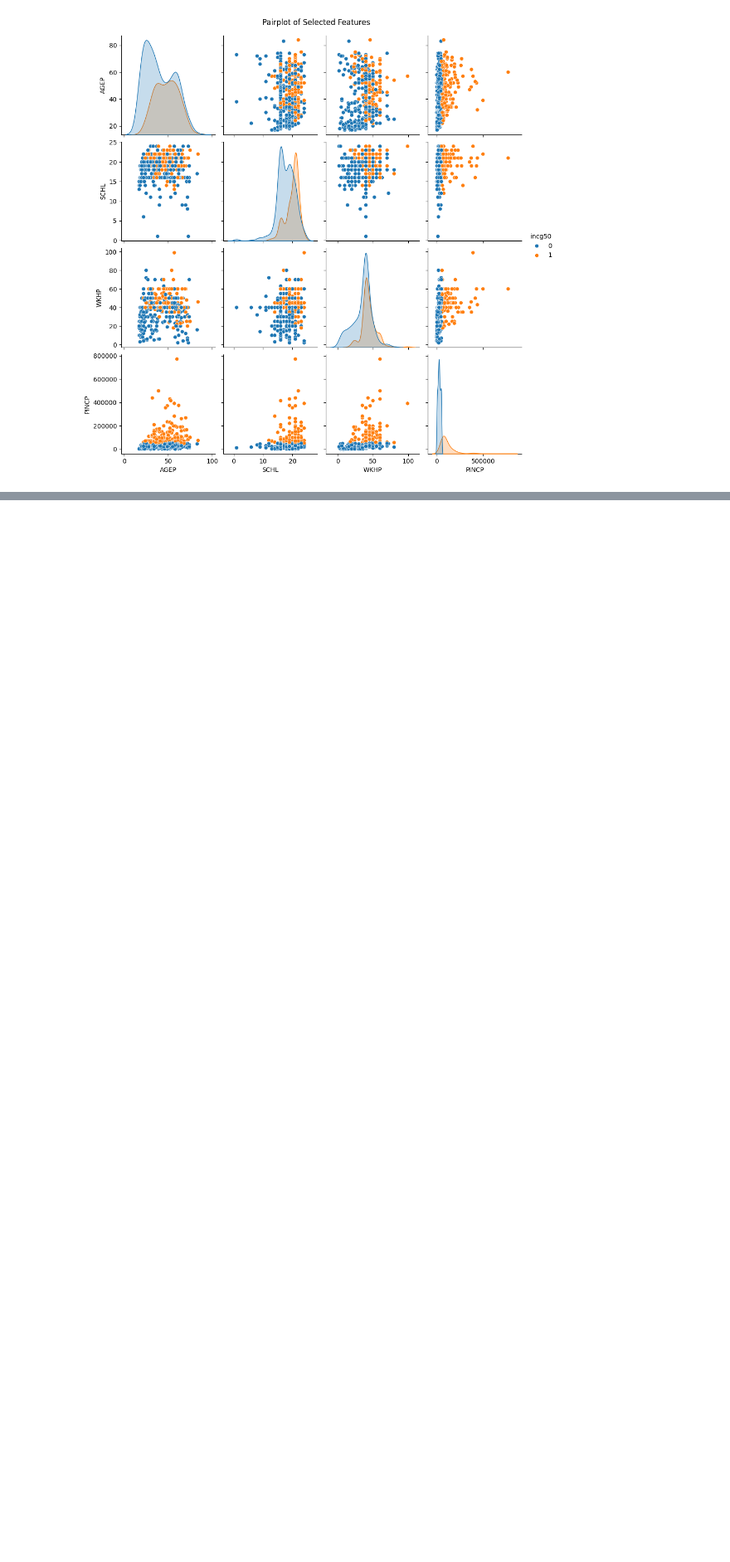
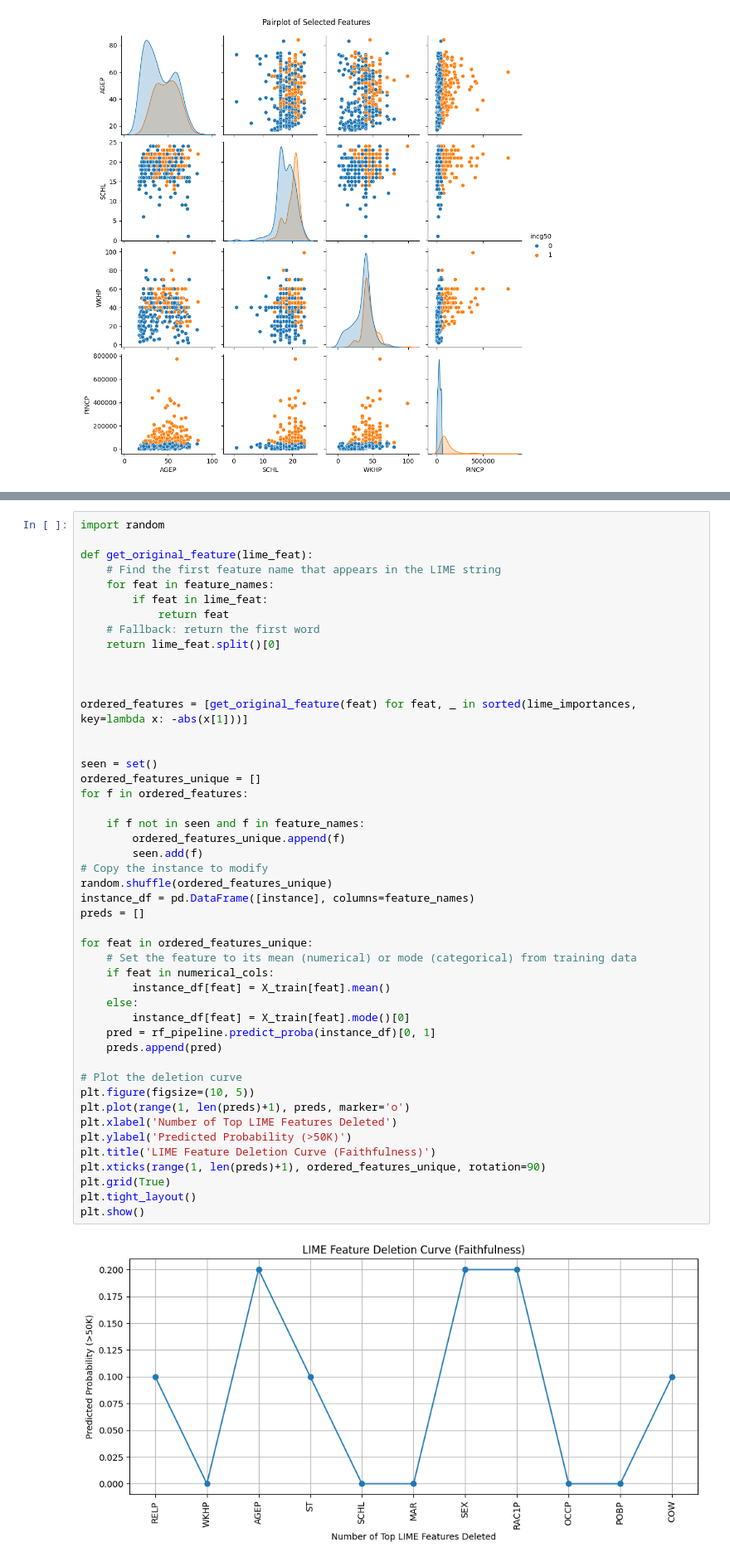
Before and after one commit to balad06/Post-Hoc-Explainability, a Jupyter notebook: notebooks/OPTILime.ipynb, the cells around one changed output, grey strips where cells are left out. Shown at 83% size. Saved outputs shown, nothing was run; the diff lists cells and outputs as text; blank space fills up the shorter version.

```diff
--- a/notebooks/OPTILime.ipynb
+++ b/notebooks/OPTILime.ipynb
@@ -217,0 +244,49 @@ plt.show()
+# %%
+import random
+
+def get_original_feature(lime_feat):
+    # Find the first feature name that appears in the LIME string
+    for feat in feature_names:
+        if feat in lime_feat:
+            return feat
+    # Fallback: return the first word
+    return lime_feat.split()[0]
+
+
+
+ordered_features = [get_original_feature(feat) for feat, _ in sorted(lime_importances, key=lambda x: -abs(x[1]))]
+
+
+seen = set()
+ordered_features_unique = []
+for f in ordered_features:
+
+    if f not in seen and f in feature_names:
+        ordered_features_unique.append(f)
+        seen.add(f)
+# Copy the instance to modify
+random.shuffle(ordered_features_unique)
+instance_df = pd.DataFrame([instance], columns=feature_names)
+preds = []
+
+for feat in ordered_features_unique:
+    # Set the feature to its mean (numerical) or mode (categorical) from training data
+    if feat in numerical_cols:
+        instance_df[feat] = X_train[feat].mean()
+    else:
+        instance_df[feat] = X_train[feat].mode()[0]
+    pred = rf_pipeline.predict_proba(instance_df)[0, 1]
+    preds.append(pred)
+
+# Plot the deletion curve
+plt.figure(figsize=(10, 5))
+plt.plot(range(1, len(preds)+1), preds, marker='o')
+plt.xlabel('Number of Top LIME Features Deleted')
+plt.ylabel('Predicted Probability (>50K)')
+plt.title('LIME Feature Deletion Curve (Faithfulness)')
+plt.xticks(range(1, len(preds)+1), ordered_features_unique, rotation=90)
+plt.grid(True)
+plt.tight_layout()
+plt.show()
+# %% [output]
+[figure, added]
```
Also changed, not shown: parts of 8 cells of this notebook, 1 other file.
